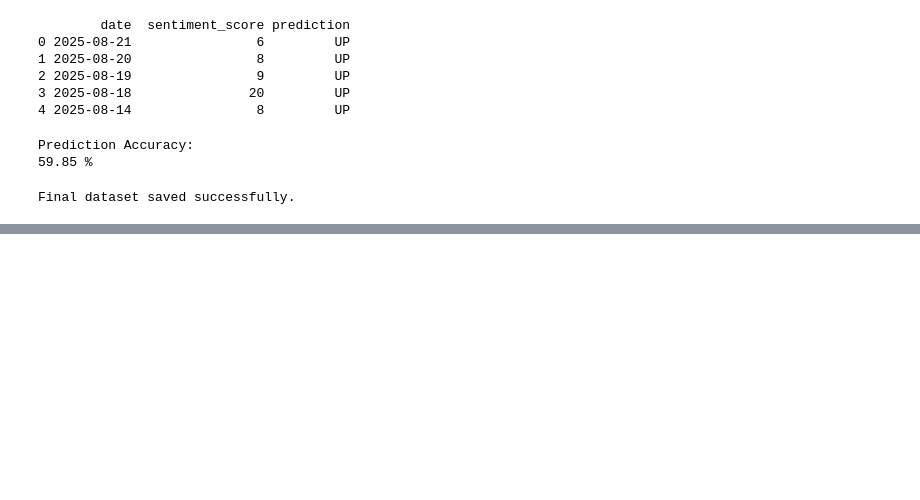
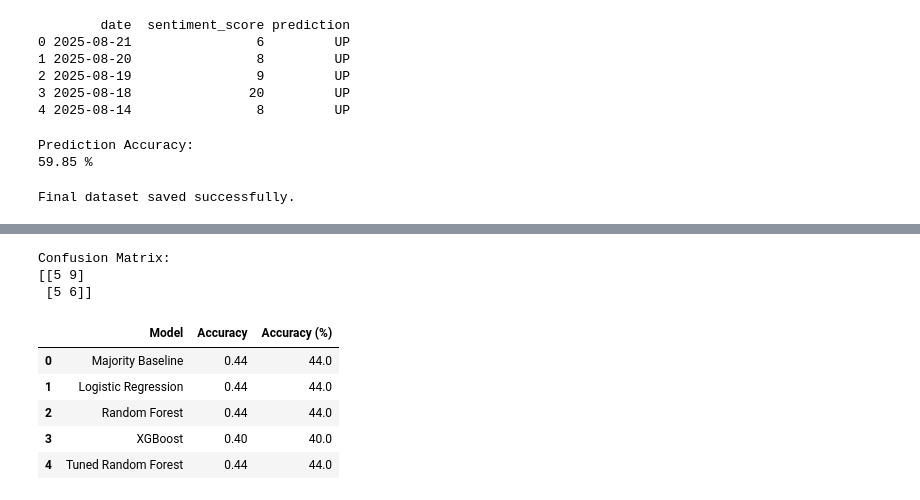
Before and after one commit to Arka-Deep/Financial-News-Sentiment-Analysis---KElective-Assignment, a Jupyter notebook: 01_analysis.ipynb, the cells around one changed output, grey strips where cells are left out. Saved outputs shown, nothing was run; the diff lists cells and outputs as text; code cells hidden in the pictures; blank space fills up the shorter version.

```diff
--- a/01_analysis.ipynb
+++ b/01_analysis.ipynb
@@ -699,0 +1342,20 @@ Final dataset saved successfully.
+# %%
+best_rf = rf_grid.best_estimator_
+
+tuned_rf_pred = best_rf.predict(
+    X_test
+)
+
+tuned_rf_accuracy = accuracy_score(
+    y_test,
+    tuned_rf_pred
+)
+
+print(
+    "Tuned Random Forest Accuracy:",
+    round(
+        tuned_rf_accuracy * 100,
+        2
+    ),
+    "%"
+)
@@ -699,0 +1382,42 @@ Final dataset saved successfully.
+# %%
+tuned_rf_cm = confusion_matrix(
+    y_test,
+    tuned_rf_pred
+)
+
+print("\nConfusion Matrix:")
+print(tuned_rf_cm)
+# %% [output]
+Confusion Matrix:
+[[5 9]
+ [5 6]]
+# %%
+results = pd.DataFrame({
+    'Model': [
+        'Majority Baseline',
+        'Logistic Regression',
+        'Random Forest',
+        'XGBoost',
+        'Tuned Random Forest'
+    ],
+    'Accuracy': [
+        baseline_accuracy,
+        log_accuracy,
+        rf_accuracy,
+        xgb_accuracy,
+        tuned_rf_accuracy
+    ]
+})
+
+results['Accuracy (%)'] = (
+    results['Accuracy'] * 100
+).round(2)
+
+results
+# %% [output]
+|  | Model | Accuracy | Accuracy (%) |
+| 0 | Majority Baseline | 0.44 | 44.0 |
+| 1 | Logistic Regression | 0.44 | 44.0 |
+| 2 | Random Forest | 0.44 | 44.0 |
+| 3 | XGBoost | 0.40 | 40.0 |
+| 4 | Tuned Random Forest | 0.44 | 44.0 |
```
Also changed, not shown: parts of 50 cells of this notebook.
